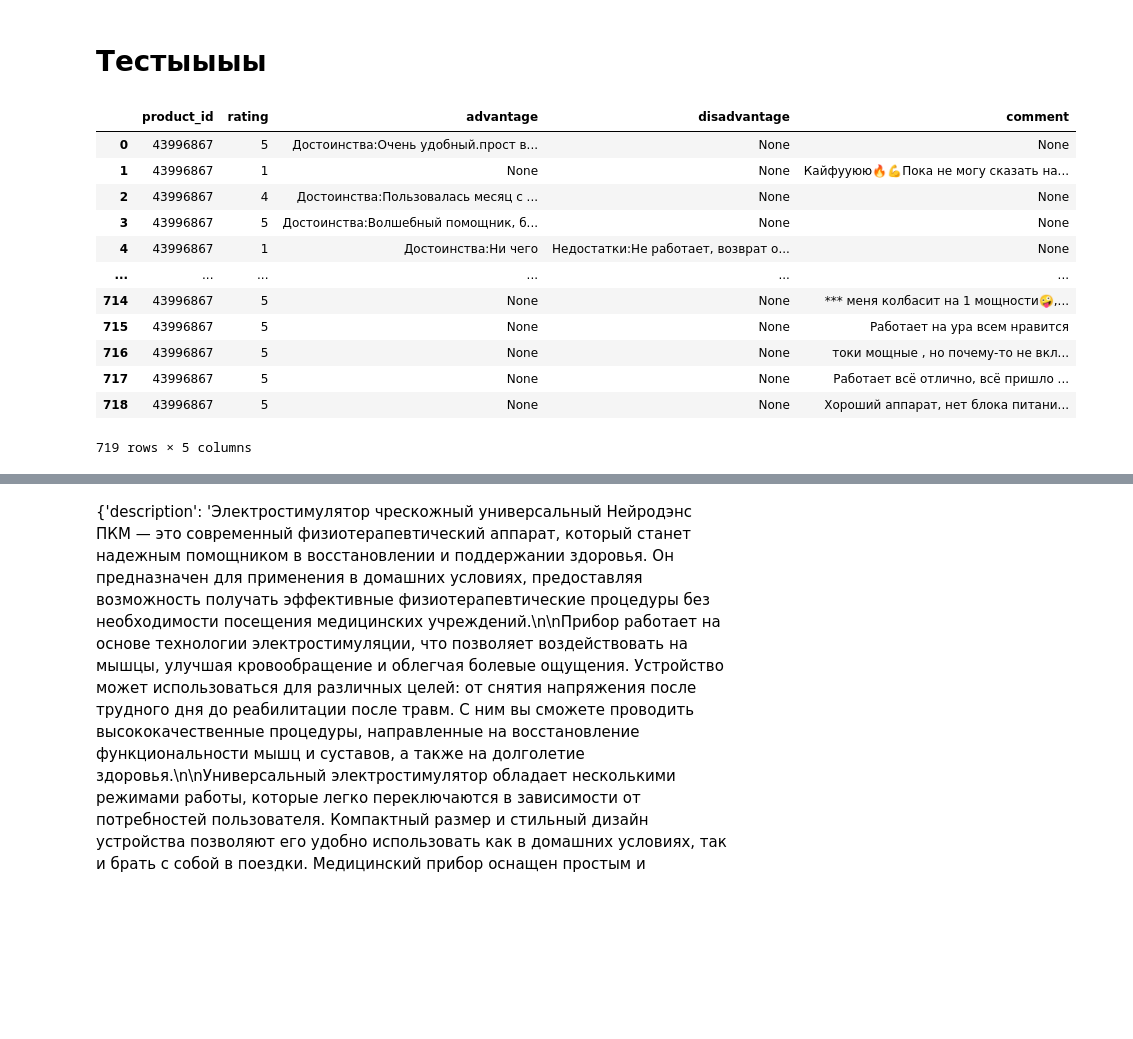
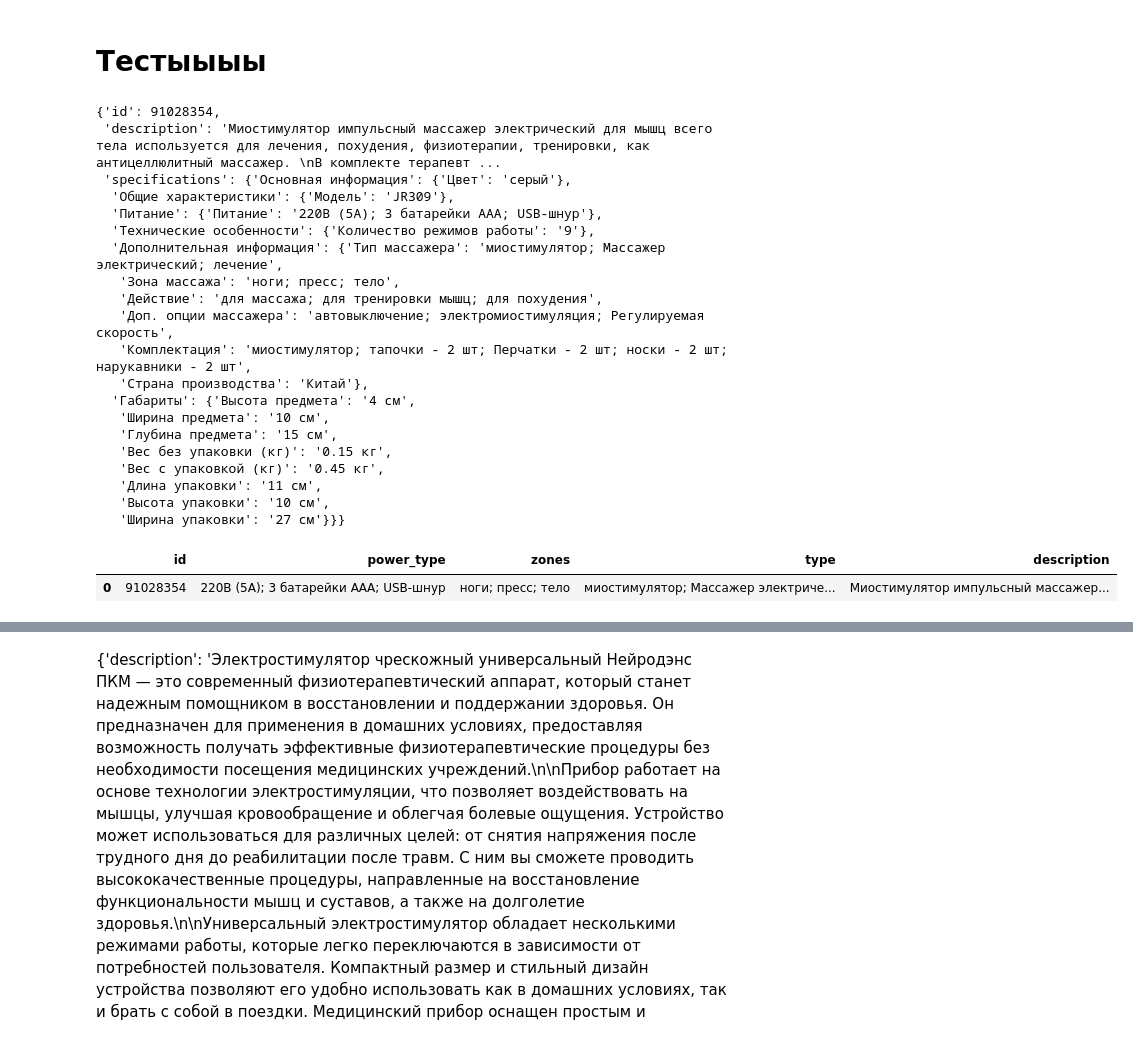
Before and after one commit to nekitmilk/ElectroPunk, a Jupyter notebook: src/notebooks/analisys.ipynb, the cells around one changed output, grey strips where cells are left out. Drawn from its saved outputs; the diff is of its cells as text; code cells hidden in the pictures; blank space fills up the shorter version.

```diff
--- a/src/notebooks/analisys.ipynb
+++ b/src/notebooks/analisys.ipynb
@@ -1010,28 +871,36 @@ from parser import *
 wb_parser = WB_Parser()
 
 # Получение списка товаров (статический метод)
-products_df = WB_Parser.get_wb_products(query="миостимулятор", pages=2)
+# products_df = WB_Parser.get_wb_products(query="миостимулятор", pages=2)
 
 # Получение деталей товара
 try:
-    # product_details = wb_parser.get_product_details(91028354)
-    feedbacks = wb_parser.get_product_feedbacks(43996867)
+    product_details = wb_parser.get_product_details(91028354)
+    # feedbacks = wb_parser.get_product_feedbacks(43996867)
     # print(product_details)
 finally:
-    wb_parser.safe_close()
+    # wb_parser.safe_close()
+    pass
 
-feedbacks
+product_details
 # %% [output]
-|  | product_id | rating | advantage | disadvantage | comment |
-| 0 | 43996867 | 5 | Достоинства:Очень удобный.прост в... | None | None |
-| 1 | 43996867 | 1 | None | None | Кайфууюю🔥💪Пока не могу сказать на... |
-| 2 | 43996867 | 4 | Достоинства:Пользовалась месяц с ... | None | None |
-| 3 | 43996867 | 5 | Достоинства:Волшебный помощник, б... | None | None |
-| 4 | 43996867 | 1 | Достоинства:Ни чего | Недостатки:Не работает, возврат о... | None |
-| ... | ... | ... | ... | ... | ... |
-| 714 | 43996867 | 5 | None | None | *** меня колбасит на 1 мощности🤪,... |
-| 715 | 43996867 | 5 | None | None | Работает на ура всем нравится |
-| 716 | 43996867 | 5 | None | None | токи мощные , но почему-то не вкл... |
-| 717 | 43996867 | 5 | None | None | Работает всё отлично, всё пришло ... |
-| 718 | 43996867 | 5 | None | None | Хороший аппарат, нет блока питани... |
-719 rows × 5 columns
+{'id': 91028354,
+ 'description': 'Миостимулятор импульсный массажер электрический для мышц всего тела используется для лечения, похудения, физиотерапии, тренировки, как антицеллюлитный массажер. \nВ комплекте терапевт ...
+ 'specifications': {'Основная информация': {'Цвет': 'серый'},
+  'Общие характеристики': {'Модель': 'JR309'},
+  'Питание': {'Питание': '220В (5А); 3 батарейки ААА; USB-шнур'},
+  'Технические особенности': {'Количество режимов работы': '9'},
+  'Дополнительная информация': {'Тип массажера': 'миостимулятор; Массажер электрический; лечение',
+   'Зона массажа': 'ноги; пресс; тело',
+   'Действие': 'для массажа; для тренировки мышц; для похудения',
+   'Доп. опции массажера': 'автовыключение; электромиостимуляция; Регулируемая скорость',
+   'Комплектация': 'миостимулятор; тапочки - 2 шт; Перчатки - 2 шт; носки - 2 шт; нарукавники - 2 шт',
+   'Страна производства': 'Китай'},
+  'Габариты': {'Высота предмета': '4 см',
+   'Ширина предмета': '10 см',
+   'Глубина предмета': '15 см',
+   'Вес без упаковки (кг)': '0.15 кг',
+   'Вес с упаковкой (кг)': '0.45 кг',
+   'Длина упаковки': '11 см',
+   'Высота упаковки': '10 см',
+   'Ширина упаковки': '27 см'}}}
@@ -1037,0 +912,8 @@ feedbacks
+# %%
+main_info, other_specs = parse_product_data(product_details)
+
+main_info
+# other_specs
+# %% [output]
+|  | id | power_type | zones | type | description |
+| 0 | 91028354 | 220В (5А); 3 батарейки ААА; USB-шнур | ноги; пресс; тело | миостимулятор; Массажер электриче... | Миостимулятор импульсный массажер... |
```
Also changed, not shown: parts of 26 cells of this notebook, 2 other files.
